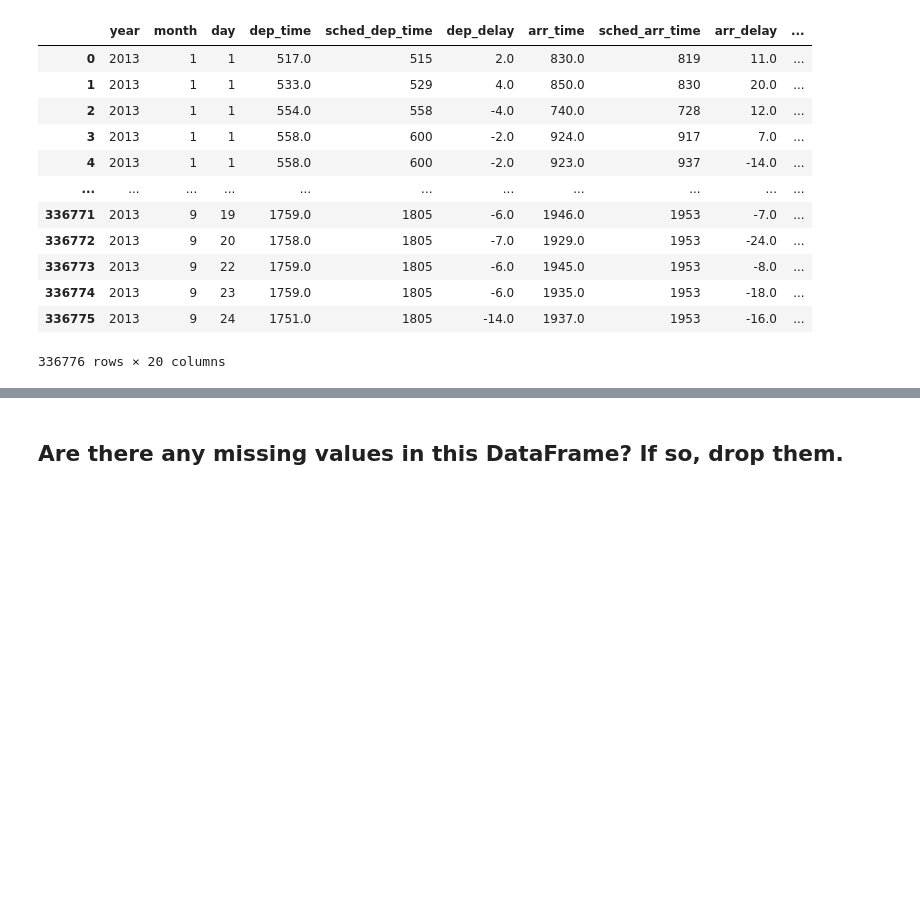
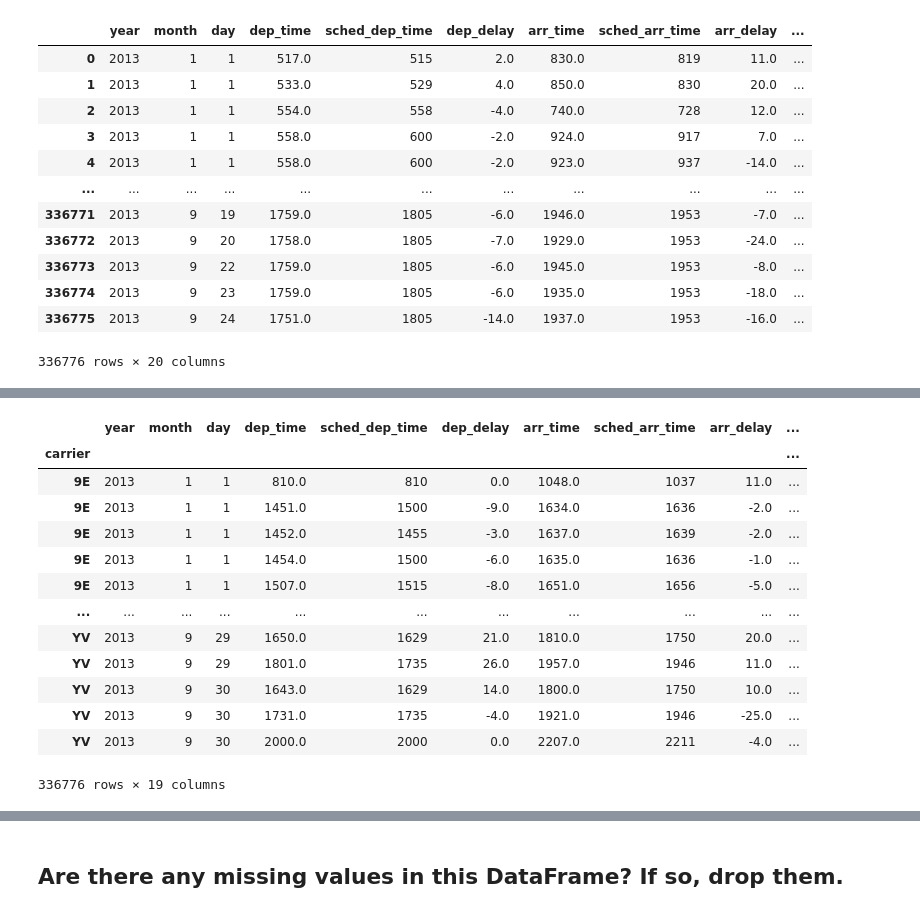
Before and after one commit to CharlesStockman/dataScience, a Jupyter notebook: magnimindAcademy/introduction_to_python/15_pandas/pandas.ipynb, the cells around one changed output, grey strips where cells are left out. Saved outputs shown, nothing was run; the diff lists cells and outputs as text; code cells hidden in the pictures; blank space fills up the shorter version.

```diff
--- a/magnimindAcademy/introduction_to_python/15_pandas/pandas.ipynb
+++ b/magnimindAcademy/introduction_to_python/15_pandas/pandas.ipynb
@@ -190,0 +265,19 @@ data_frame_5
+# %%
+# Could also use
+data_frame_11 =  data_frame_3.set_index('carrier').join(data_frame_4.set_index('carrier'))
+data_frame_11
+# %% [output]
+|  | year | month | day | dep_time | sched_dep_time | dep_delay | arr_time | sched_arr_time | arr_delay | ... |
+| carrier |  |  |  |  |  |  |  |  |  | ... |
+| 9E | 2013 | 1 | 1 | 810.0 | 810 | 0.0 | 1048.0 | 1037 | 11.0 | ... |
+| 9E | 2013 | 1 | 1 | 1451.0 | 1500 | -9.0 | 1634.0 | 1636 | -2.0 | ... |
+| 9E | 2013 | 1 | 1 | 1452.0 | 1455 | -3.0 | 1637.0 | 1639 | -2.0 | ... |
+| 9E | 2013 | 1 | 1 | 1454.0 | 1500 | -6.0 | 1635.0 | 1636 | -1.0 | ... |
+| 9E | 2013 | 1 | 1 | 1507.0 | 1515 | -8.0 | 1651.0 | 1656 | -5.0 | ... |
+| ... | ... | ... | ... | ... | ... | ... | ... | ... | ... | ... |
+| YV | 2013 | 9 | 29 | 1650.0 | 1629 | 21.0 | 1810.0 | 1750 | 20.0 | ... |
+| YV | 2013 | 9 | 29 | 1801.0 | 1735 | 26.0 | 1957.0 | 1946 | 11.0 | ... |
+| YV | 2013 | 9 | 30 | 1643.0 | 1629 | 14.0 | 1800.0 | 1750 | 10.0 | ... |
+| YV | 2013 | 9 | 30 | 1731.0 | 1735 | -4.0 | 1921.0 | 1946 | -25.0 | ... |
+| YV | 2013 | 9 | 30 | 2000.0 | 2000 | 0.0 | 2207.0 | 2211 | -4.0 | ... |
+336776 rows × 19 columns
```
Also changed, not shown: parts of 15 cells of this notebook, 4 other files.
